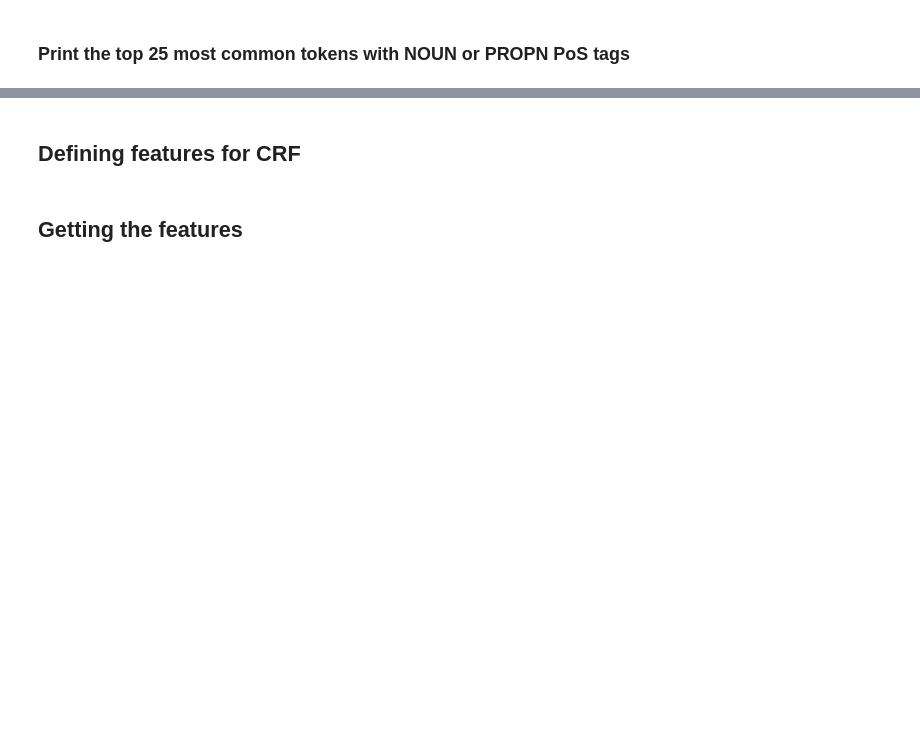
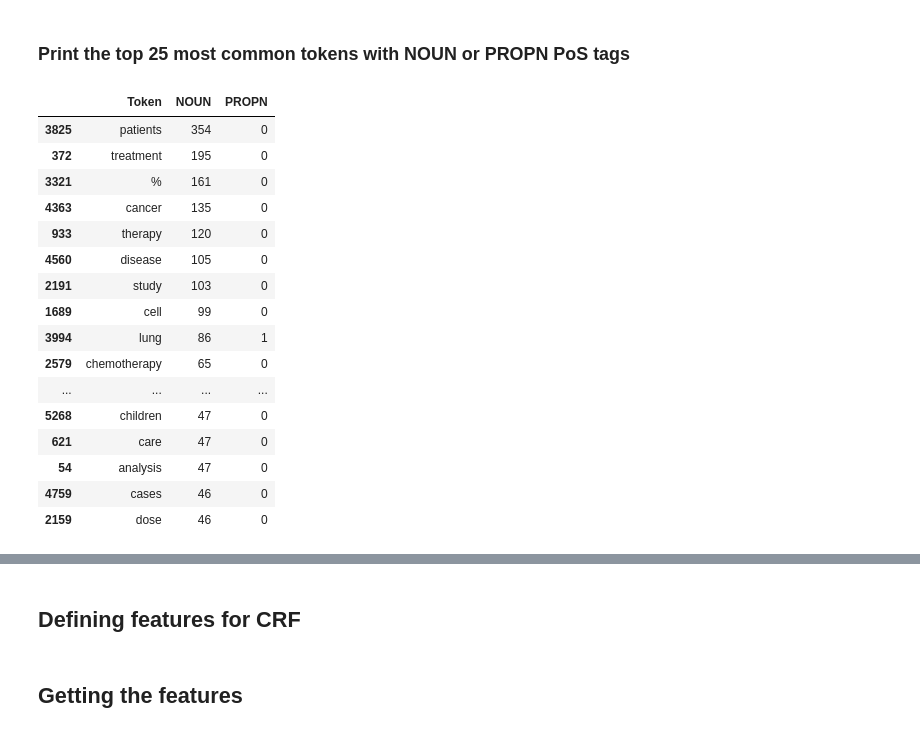
Before and after one commit to ayanmitra2021/NLP_Assignment, a Jupyter notebook: Assignment.ipynb, the cells around one changed output, grey strips where cells are left out. Saved outputs shown, nothing was run; the diff lists cells and outputs as text; code cells hidden in the pictures; blank space fills up the shorter version.

```diff
--- a/Assignment.ipynb
+++ b/Assignment.ipynb
@@ -35,3 +126,40 @@ The dataset provided is in the form of one word per line. Let's understand the f
 We will first explore what are the various concepts present in the dataset. For this, we will use PoS Tagging.
 # %% [markdown]
 ### Extract those tokens which have NOUN or PROPN as their PoS tag and find their frequency
+# %%
+#define a function where we can pass the sentence dataset and it extracts those tokens which are
+#either NOUN or PROPN as their PoS tag. It als returns the frequency of the NOUN and PROPN
+def extract_noun_propn_tokens(df):
+  #storing the nount and proper noun count
+  noun_counts = {}
+  propn_counts = {}
+
+  #loop through each sentence
+  for sentence in df['sentence']:
+    #use the nlp model to extract the tokens of the sentence
+    doc = model(sentence)
+
+    #loop through each token
+    for token in doc:
+      #increase the NOUN or PROPN frequency counts based on the the PoS tag
+      if token.pos_ == 'NOUN':
+        if token.text not in noun_counts:
+          noun_counts[token.text] = 0
+        noun_counts[token.text] += 1
+      elif token.pos_ == 'PROPN':
+        if token.text not in propn_counts:
+          propn_counts[token.text] = 0
+        propn_counts[token.text] += 1
+
+  #prepare the return dataset to contain the token, NOUN frequency, and PROPN frequency
+  result_data = []
+  for token in set(list(noun_counts.keys()) + list(propn_counts.keys())):
+      noun_freq = noun_counts.get(token, 0)
+      propn_freq = propn_counts.get(token, 0)
+      result_data.append([token, noun_freq, propn_freq])
+
+  return pd.DataFrame(result_data, columns=['Token', 'NOUN', 'PROPN'])
+# %%
+#prepare the train dataset for the PoS tag and print top 5 rows
+noun_propn_df_train = extract_noun_propn_tokens(train_df)
+noun_propn_df_train.head()
@@ -38,2 +173,26 @@ We will first explore what are the various concepts present in the dataset. For
 # %% [markdown]
 ### Print the top 25 most common tokens with NOUN or PROPN PoS tags
+# %%
+# Sort the DataFrame by NOUN  frequency in descendig order
+top_NOUN_tokens_df = noun_propn_df_train.sort_values(['NOUN'], ascending=[False])
+
+# Print the top 25 most common tokens
+top_NOUN_tokens_df.head(25)
+# %% [output]
+|  | Token | NOUN | PROPN |
+| 3825 | patients | 354 | 0 |
+| 372 | treatment | 195 | 0 |
+| 3321 | % | 161 | 0 |
+| 4363 | cancer | 135 | 0 |
+| 933 | therapy | 120 | 0 |
+| 4560 | disease | 105 | 0 |
+| 2191 | study | 103 | 0 |
+| 1689 | cell | 99 | 0 |
+| 3994 | lung | 86 | 1 |
+| 2579 | chemotherapy | 65 | 0 |
+| ... | ... | ... | ... |
+| 5268 | children | 47 | 0 |
+| 621 | care | 47 | 0 |
+| 54 | analysis | 47 | 0 |
+| 4759 | cases | 46 | 0 |
+| 2159 | dose | 46 | 0 |
```
Also changed, not shown: parts of 11 cells of this notebook.
